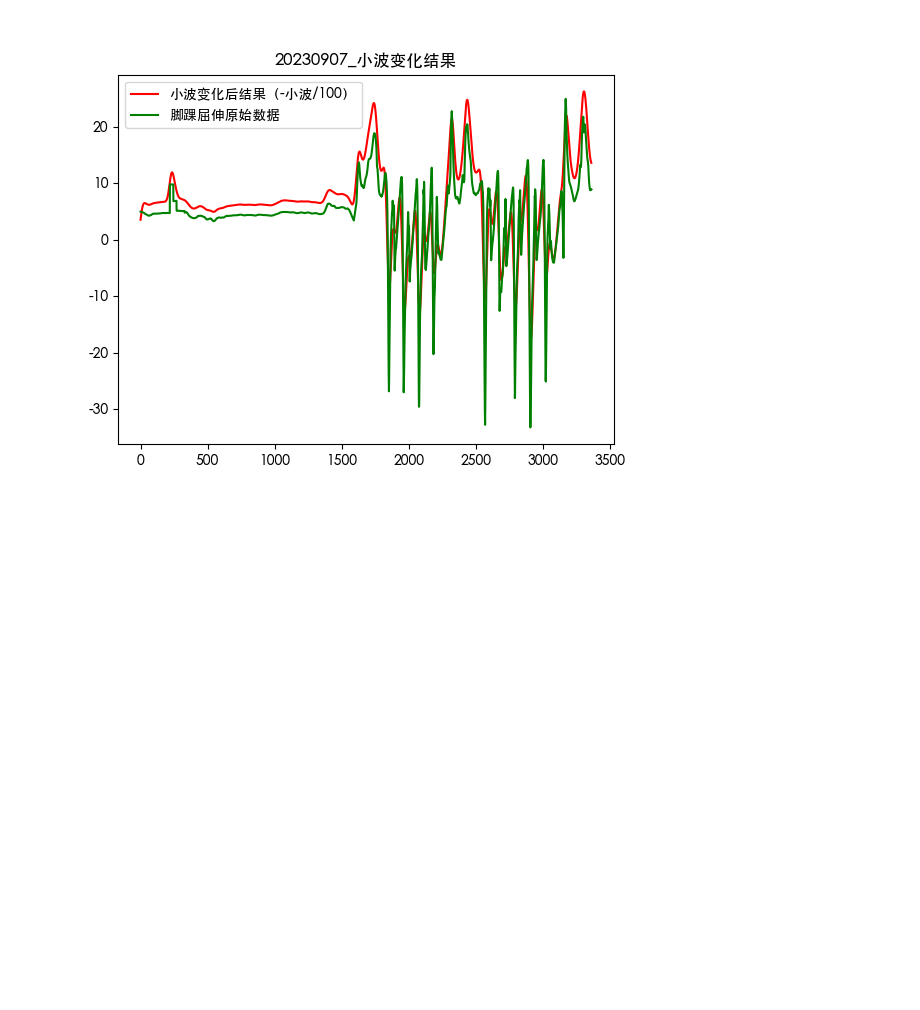
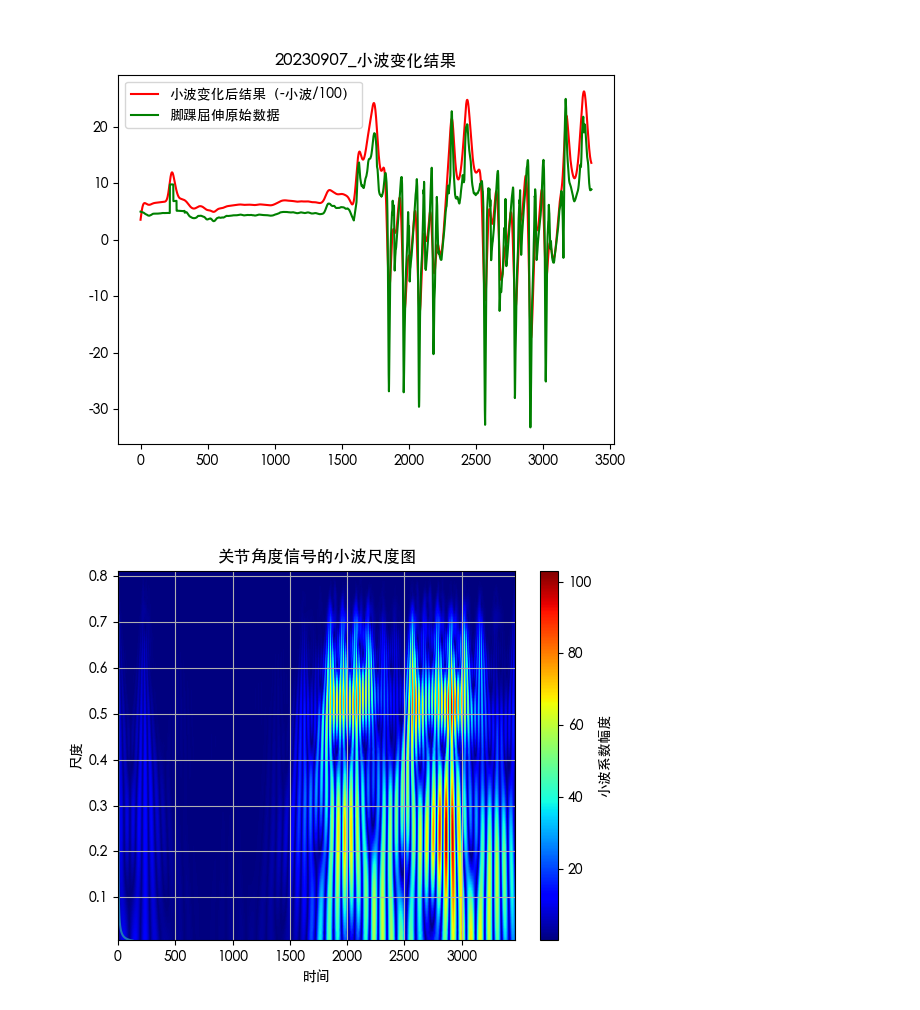
Before and after one commit to Allwillcome/--_----, a Jupyter notebook: Notes/Biomechanics/IMUGaitAnalysis/20230907_GaitAnalysisDemo.ipynb, the cells around one changed output. Saved outputs shown, nothing was run; the diff lists cells and outputs as text; code cells hidden in the pictures; blank space fills up the shorter version.

```diff
--- a/Notes/Biomechanics/IMUGaitAnalysis/20230907_GaitAnalysisDemo.ipynb
+++ b/Notes/Biomechanics/IMUGaitAnalysis/20230907_GaitAnalysisDemo.ipynb
@@ -149,0 +264,24 @@ def cwt(y, sample_rate):
+# %%
+import numpy as np
+import matplotlib.pyplot as plt
+import pywt
+
+# 准备关节角度信号数据
+
+
+# 选择小波函数和尺度范围
+wavelet_name = 'morl'  # 使用Morlet小波函数
+scales = np.arange(1, 128)  # 尺度范围
+
+# 进行连续小波变换
+coef, freqs = pywt.cwt(L_Ankle_D, scales, wavelet_name, sampling_period=1)
+
+# 绘制尺度图
+plt.imshow(np.abs(coef), extent=[0, len(L_Ankle_D), freqs[-1], freqs[0]], cmap='jet', aspect='auto')
+plt.colorbar(label='小波系数幅度')
+plt.xlabel('时间')
+plt.ylabel('尺度')
+plt.title('关节角度信号的小波尺度图')
+plt.show()
+# %% [output]
+[figure, added]
```
Also changed, not shown: parts of 33 cells of this notebook, 4 other files.
